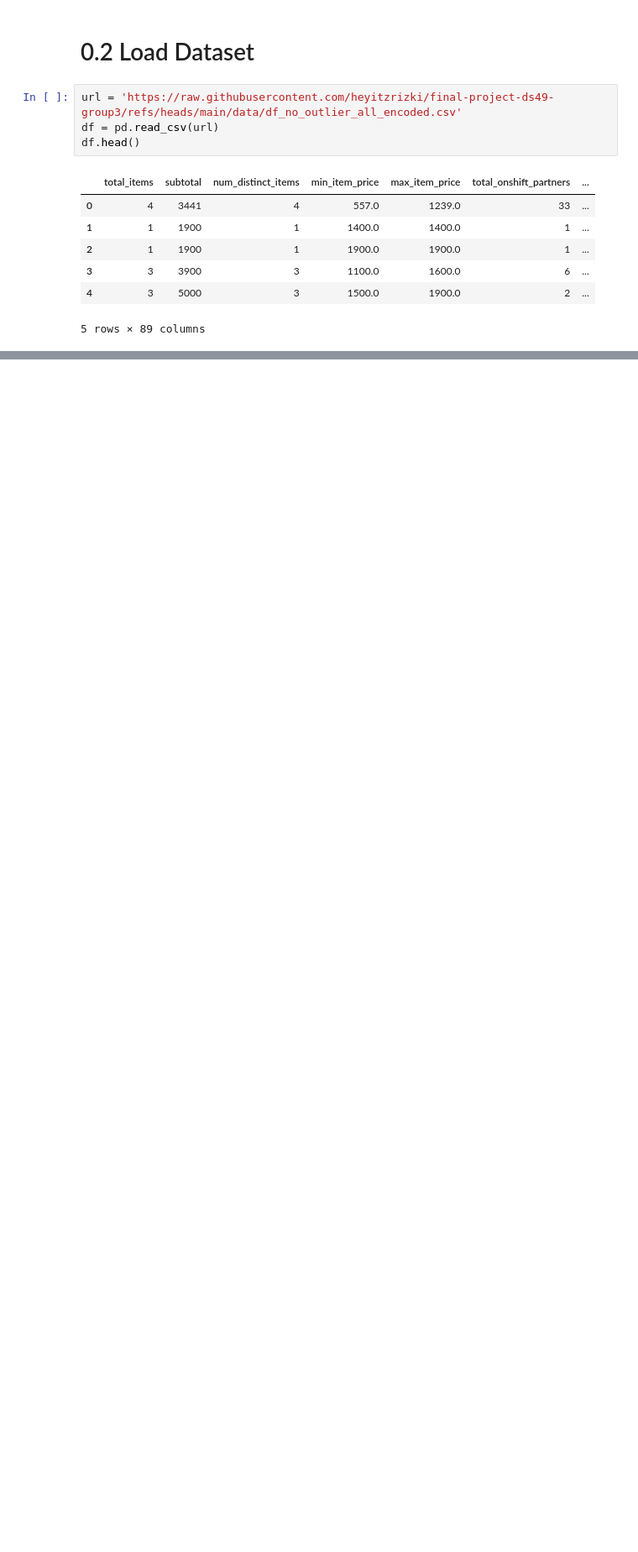
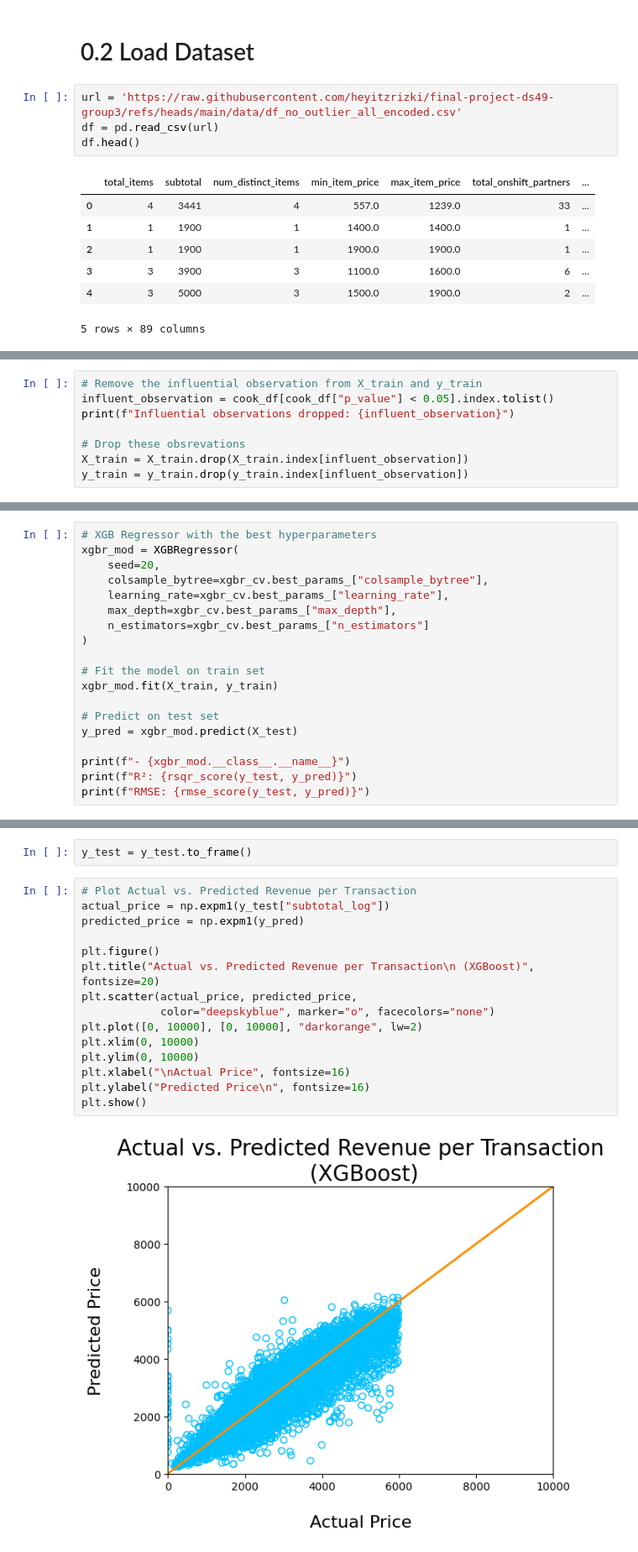
Before and after one commit to heyitzrizki/final-project-ds49-group3, a Jupyter notebook: modeling/Model_Development_no_outlier_all.ipynb, the cells around one changed output, grey strips where cells are left out. Shown at 84% size. Saved outputs shown, nothing was run; the diff lists cells and outputs as text; blank space fills up the shorter version.

```diff
--- a/modeling/Model_Development_no_outlier_all.ipynb
+++ b/modeling/Model_Development_no_outlier_all.ipynb
@@ -20,0 +368,8 @@ df.head()
+# %%
+# Remove the influential observation from X_train and y_train
+influent_observation = cook_df[cook_df["p_value"] < 0.05].index.tolist()
+print(f"Influential observations dropped: {influent_observation}")
+
+# Drop these obsrevations
+X_train = X_train.drop(X_train.index[influent_observation])
+y_train = y_train.drop(y_train.index[influent_observation])
@@ -20,0 +506,19 @@ df.head()
+# %%
+# XGB Regressor with the best hyperparameters
+xgbr_mod = XGBRegressor(
+    seed=20,
+    colsample_bytree=xgbr_cv.best_params_["colsample_bytree"],
+    learning_rate=xgbr_cv.best_params_["learning_rate"],
+    max_depth=xgbr_cv.best_params_["max_depth"],
+    n_estimators=xgbr_cv.best_params_["n_estimators"]
+)
+
+# Fit the model on train set
+xgbr_mod.fit(X_train, y_train)
+
+# Predict on test set
+y_pred = xgbr_mod.predict(X_test)
+
+print(f"- {xgbr_mod.__class__.__name__}")
+print(f"R²: {rsqr_score(y_test, y_pred)}")
+print(f"RMSE: {rmse_score(y_test, y_pred)}")
@@ -20,0 +538,19 @@ df.head()
+# %%
+y_test = y_test.to_frame()
+# %%
+# Plot Actual vs. Predicted Revenue per Transaction
+actual_price = np.expm1(y_test["subtotal_log"])
+predicted_price = np.expm1(y_pred)
+
+plt.figure()
+plt.title("Actual vs. Predicted Revenue per Transaction\n (XGBoost)", fontsize=20)
+plt.scatter(actual_price, predicted_price,
+            color="deepskyblue", marker="o", facecolors="none")
+plt.plot([0, 10000], [0, 10000], "darkorange", lw=2)
+plt.xlim(0, 10000)
+plt.ylim(0, 10000)
+plt.xlabel("\nActual Price", fontsize=16)
+plt.ylabel("Predicted Price\n", fontsize=16)
+plt.show()
+# %% [output]
+[figure, added]
```
Also changed, not shown: parts of 59 cells of this notebook.
